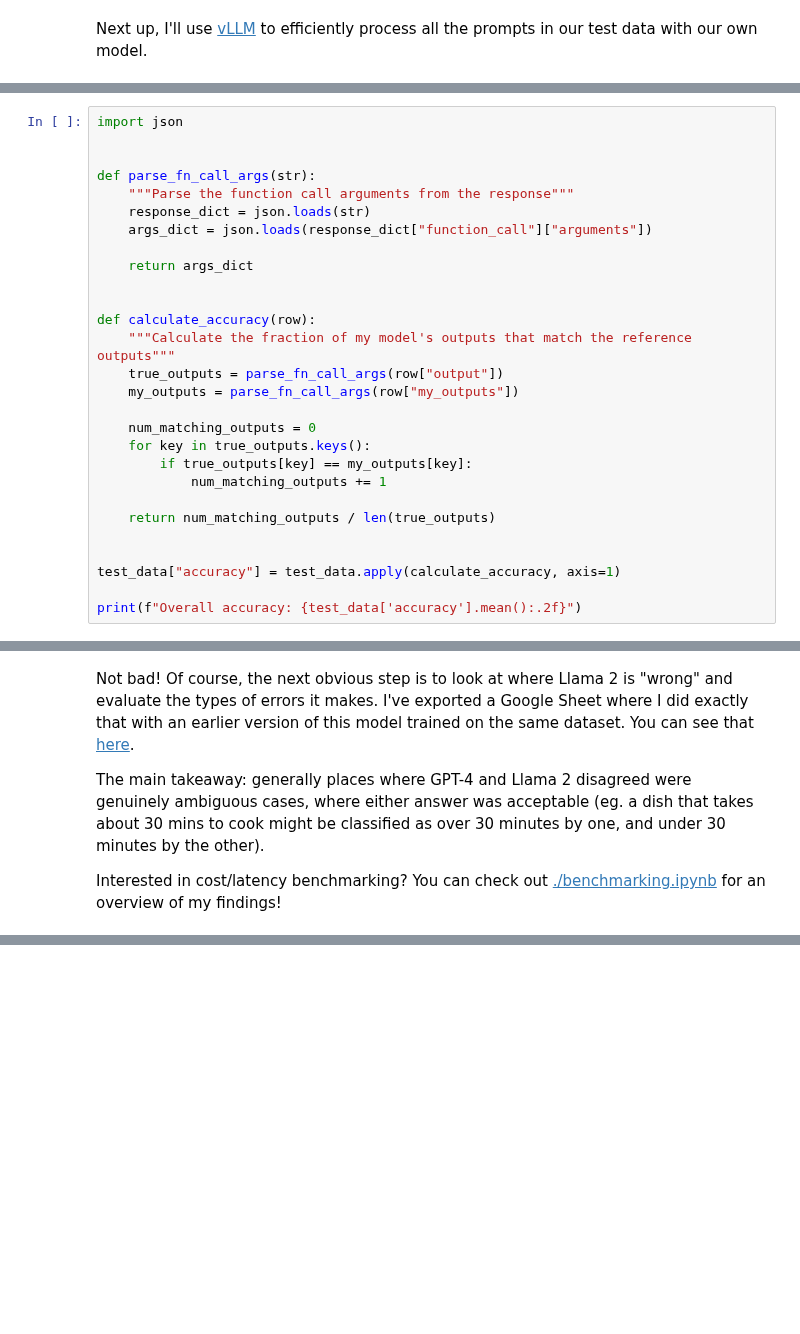
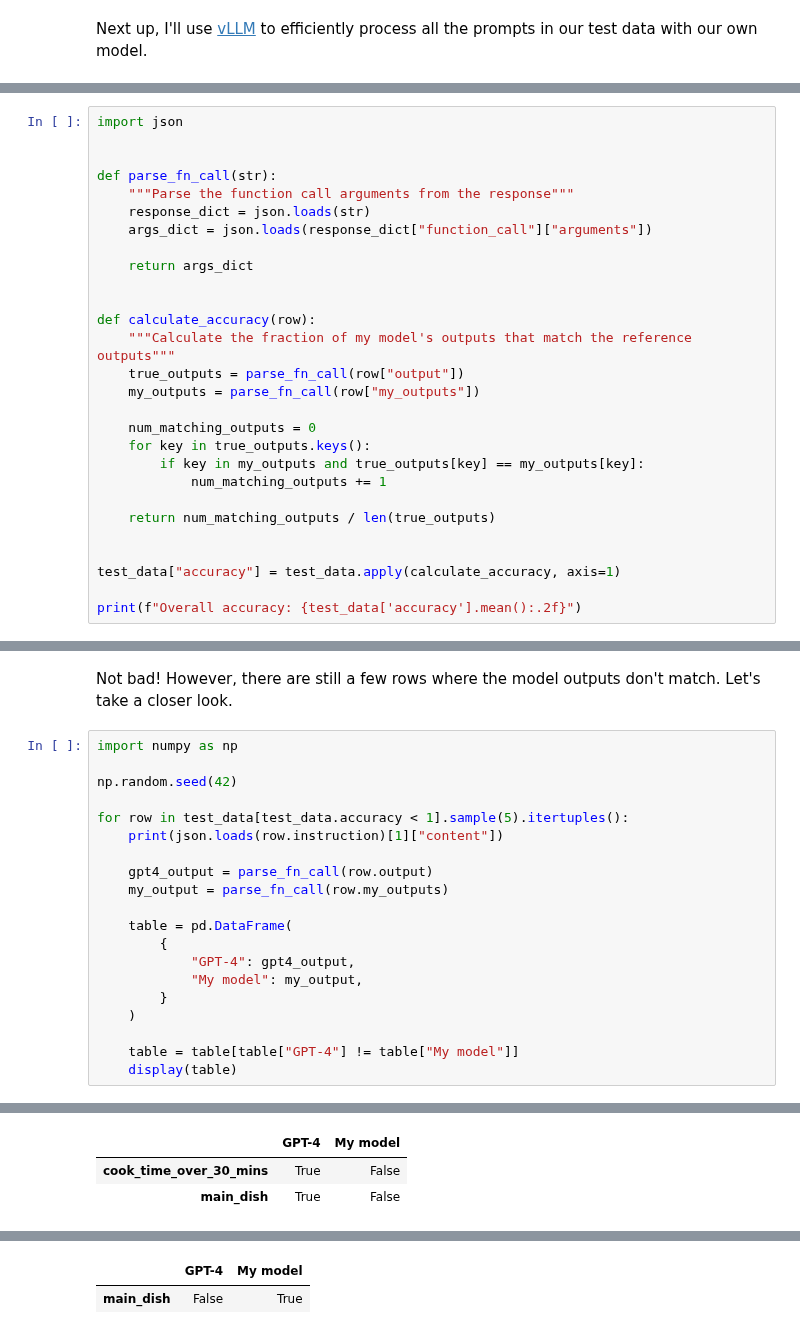
Before and after one commit to OpenPipe/OpenPipe, a Jupyter notebook: examples/classify-recipes/evaluate.ipynb, the cells around one changed output, grey strips where cells are left out. Drawn from its saved outputs; the diff is of its cells as text; blank space fills up the shorter version.

```diff
--- a/examples/classify-recipes/evaluate.ipynb
+++ b/examples/classify-recipes/evaluate.ipynb
@@ -80,7 +80,7 @@ Ok, we have our outputs! Since there are 5 categories we classify each recipe on
 import json
 
 
-def parse_fn_call_args(str):
+def parse_fn_call(str):
     """Parse the function call arguments from the response"""
     response_dict = json.loads(str)
     args_dict = json.loads(response_dict["function_call"]["arguments"])
@@ -90,12 +90,12 @@ def parse_fn_call_args(str):
 
 def calculate_accuracy(row):
     """Calculate the fraction of my model's outputs that match the reference outputs"""
-    true_outputs = parse_fn_call_args(row["output"])
-    my_outputs = parse_fn_call_args(row["my_outputs"])
+    true_outputs = parse_fn_call(row["output"])
+    my_outputs = parse_fn_call(row["my_outputs"])
 
     num_matching_outputs = 0
     for key in true_outputs.keys():
-        if true_outputs[key] == my_outputs[key]:
+        if key in my_outputs and true_outputs[key] == my_outputs[key]:
             num_matching_outputs += 1
 
     return num_matching_outputs / len(true_outputs)
@@ -109,6 +109,23 @@ Overall accuracy: 0.91
-# %% [markdown]
-Not bad! Of course, the next obvious step is to look at where Llama 2 is "wrong" and evaluate the types of errors it makes. I've exported a Google Sheet where I did exactly that with an earlier version of this model trained on the same dataset. You can see that [here](https://docs.google.com/spreadsheets/d/1vn-nA0CRQwz-BvEYvxUcO1-EP80ZbPhcxDoCTttvsmI/edit?usp=sharing).
-
-The main takeaway: generally places where GPT-4 and Llama 2 disagreed were genuinely ambiguous cases, where either answer was acceptable (eg. a dish that takes about 30 mins to cook might be classified as over 30 minutes by one, and under 30 minutes by the other).
-
-Interested in cost/latency benchmarking? You can check out [./benchmarking.ipynb](./benchmarking.ipynb) for an overview of my findings!
+# %% [markdown]
+Not bad! However, there are still a few rows where the model outputs don't match. Let's take a closer look.
+# %%
+import numpy as np
+
+np.random.seed(42)
+
+for row in test_data[test_data.accuracy < 1].sample(5).itertuples():
+    print(json.loads(row.instruction)[1]["content"])
+
+    gpt4_output = parse_fn_call(row.output)
+    my_output = parse_fn_call(row.my_outputs)
+
+    table = pd.DataFrame(
+        {
+            "GPT-4": gpt4_output,
+            "My model": my_output,
+        }
+    )
+
+    table = table[table["GPT-4"] != table["My model"]]
+    display(table)
+# %% [output]
@@ -114,0 +151,3 @@ Interested in cost/latency benchmarking? You can check out [./benchmarking.ipynb
+|  | GPT-4 | My model |
+| cook_time_over_30_mins | True | False |
+| main_dish | True | False |
@@ -114,0 +166,2 @@ Interested in cost/latency benchmarking? You can check out [./benchmarking.ipynb
+|  | GPT-4 | My model |
+| main_dish | False | True |
```
Also changed, not shown: parts of 7 cells of this notebook, 7 other files.
